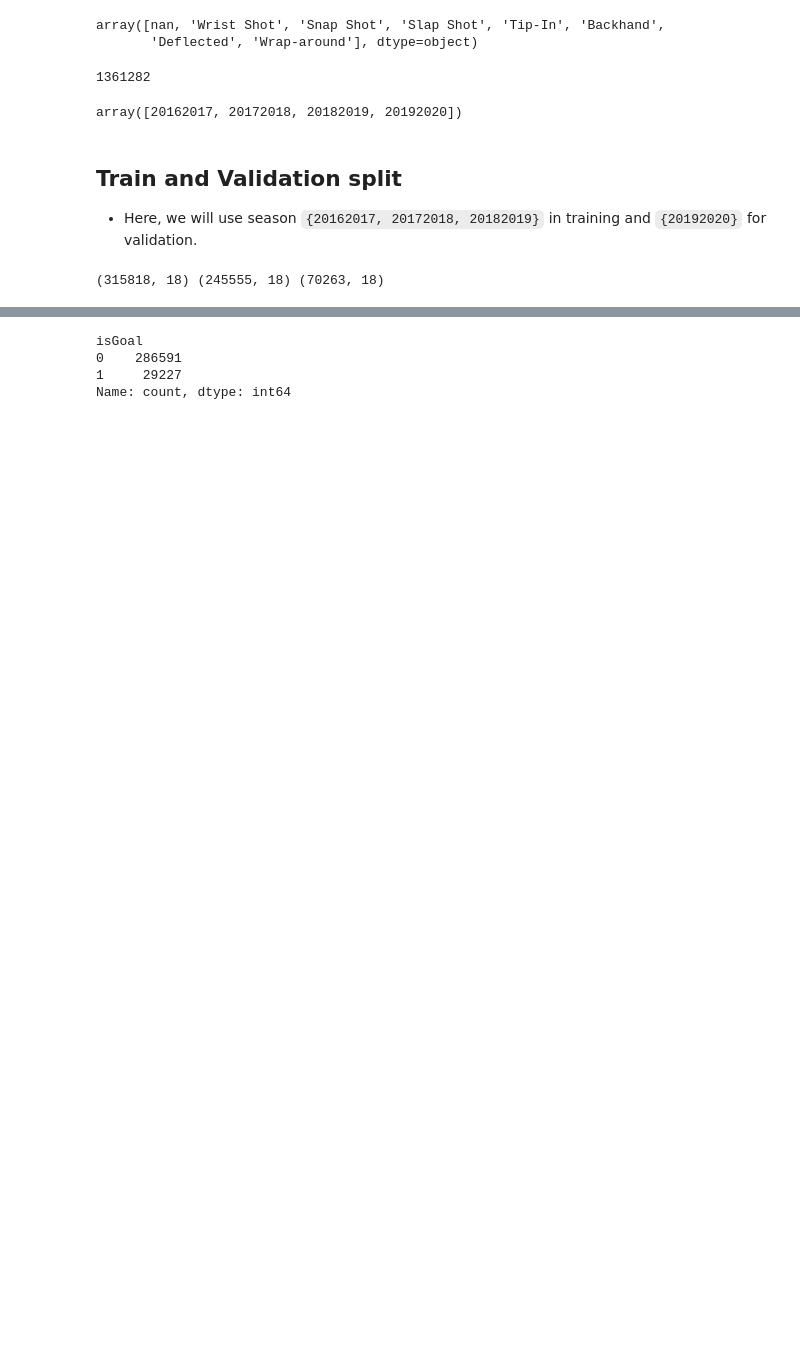
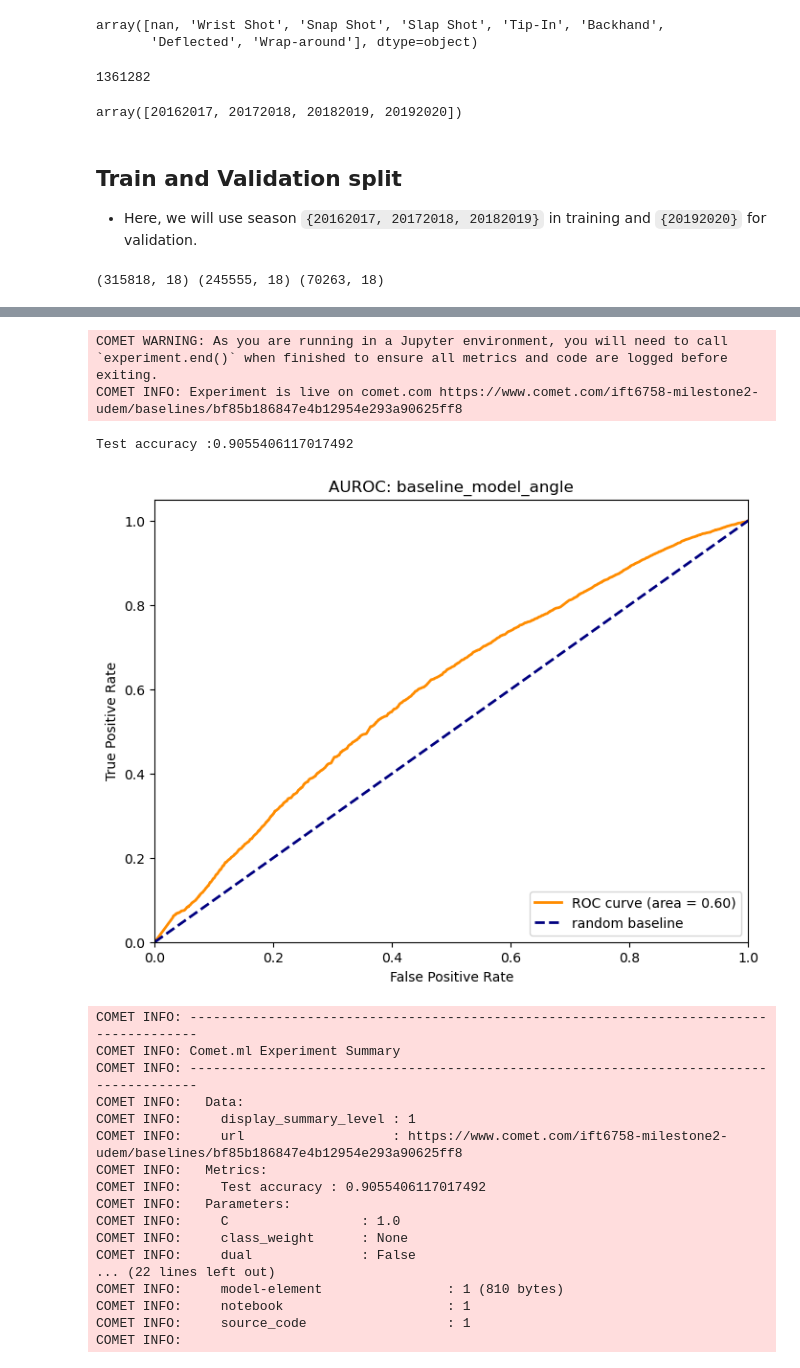
Before and after one commit to YashVadi/NHL-DataScience-IFT-6758, a Jupyter notebook: notebooks/experiments/baseline_experiments.ipynb, the cells around one changed output, grey strips where cells are left out. Drawn from its saved outputs; the diff is of its cells as text; code cells hidden in the pictures; blank space fills up the shorter version.

```diff
--- a/notebooks/experiments/baseline_experiments.ipynb
+++ b/notebooks/experiments/baseline_experiments.ipynb
@@ -132,7 +145,32 @@ COMET INFO:
 # %%
-cleaned_df.isGoal.value_counts()
+X_train = train_df[['angle']]
+y_train = train_df[['isGoal']]
+
+X_val = val_df[['angle']]
+y_val = val_df[['isGoal']]
+
+model = LogisticRegression()
+
+run_experiment("baseline_model_angle", model, X_train, y_train, X_val, y_val, )
 # %% [output]
-isGoal
-0    286591
-1     29227
-Name: count, dtype: int64
+COMET WARNING: As you are running in a Jupyter environment, you will need to call `experiment.end()` when finished to ensure all metrics and code are logged before exiting.
+COMET INFO: Experiment is live on comet.com https://www.comet.com/ift6758-milestone2-udem/baselines/bf85b186847e4b12954e293a90625ff8
+Test accuracy :0.9055406117017492
+[figure, added]
+COMET INFO: ---------------------------------------------------------------------------------------
+COMET INFO: Comet.ml Experiment Summary
+COMET INFO: ---------------------------------------------------------------------------------------
+COMET INFO:   Data:
+COMET INFO:     display_summary_level : 1
+COMET INFO:     url                   : https://www.comet.com/ift6758-milestone2-udem/baselines/bf85b186847e4b12954e293a90625ff8
+COMET INFO:   Metrics:
+COMET INFO:     Test accuracy : 0.9055406117017492
+COMET INFO:   Parameters:
+COMET INFO:     C                 : 1.0
+COMET INFO:     class_weight      : None
+COMET INFO:     dual              : False
+... (22 lines left out)
+COMET INFO:     model-element                : 1 (810 bytes)
+COMET INFO:     notebook                     : 1
+COMET INFO:     source_code                  : 1
+COMET INFO:
```
Also changed, not shown: parts of 12 cells of this notebook, 1 other file.
